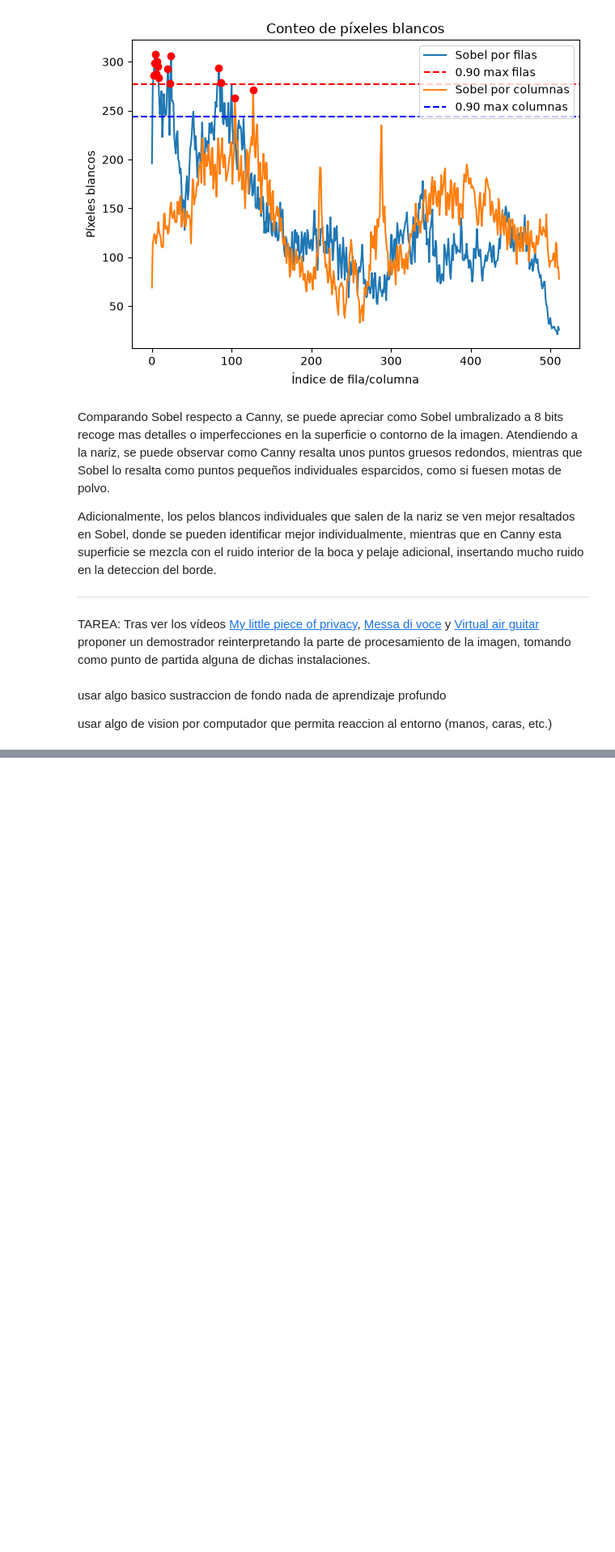
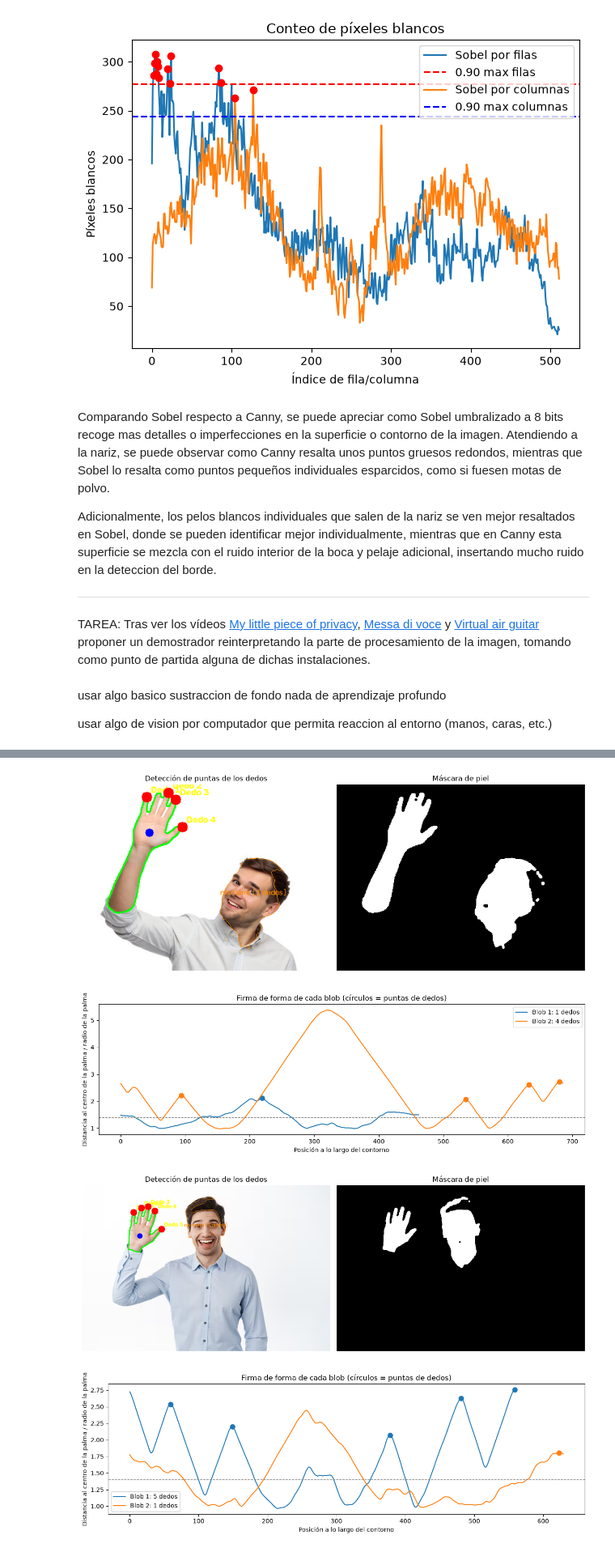
Before and after one commit to SkinnyDevi/computer-vision, a Jupyter notebook: P2/VC_P2_FMV.ipynb, the cells around one changed output, grey strips where cells are left out. Shown at 81% size. Cells and saved outputs as stored; diff of their text form; code cells hidden in the pictures; blank space fills up the shorter version.

```diff
--- a/P2/VC_P2_FMV.ipynb
+++ b/P2/VC_P2_FMV.ipynb
@@ -310,0 +332,61 @@ run_live_detection()
+# %%
+from scipy.signal import find_peaks
+
+
+
+
+
+
+
+
+
+
+
+
+
+
+
+
+
+def test_with_image(img):
+    resultado, mascara_mano, puntas = detect_fingertips(img, debug=True)
+
+    plt.figure(figsize=(12, 5))
+
+    plt.subplot(1, 2, 1)
+    plt.imshow(cv2.cvtColor(resultado, cv2.COLOR_BGR2RGB))
+    plt.title("Detección de puntas de los dedos")
+    plt.axis("off")
+
+    plt.subplot(1, 2, 2)
+    plt.imshow(mascara_mano, cmap="gray")
+    plt.title("Máscara de piel")
+    plt.axis("off")
+
+    plt.tight_layout()
+    plt.show()
+
+    blobs = find_blobs(mascara_mano)
+    plt.figure(figsize=(12, 4))
+    for n, b in enumerate(blobs, start=1):
+        sig = b["signature"]
+        line, = plt.plot(sig, label=f"Blob {n}: {len(b['tips'])} dedos")
+        plt.plot(b["finger_idx"], sig[b["finger_idx"]], "o",
+                 color=line.get_color(), markersize=8)
+    plt.axhline(MIN_TIP_DIST, color="gray", linestyle="--", linewidth=1)
+    plt.xlabel("Posición a lo largo del contorno")
+    plt.ylabel("Distancia al centro de la palma / radio de la palma")
+    plt.title("Firma de forma de cada blob (círculos = puntas de dedos)")
+    plt.legend()
+
+    plt.tight_layout()
+    plt.show()
+
+
+
+run_live_detection()
+# %% [output]
+[figure, added]
+[figure, added]
+[figure, added]
+[figure, added]
```
Also changed, not shown: parts of 3 cells of this notebook, 1 other file.
